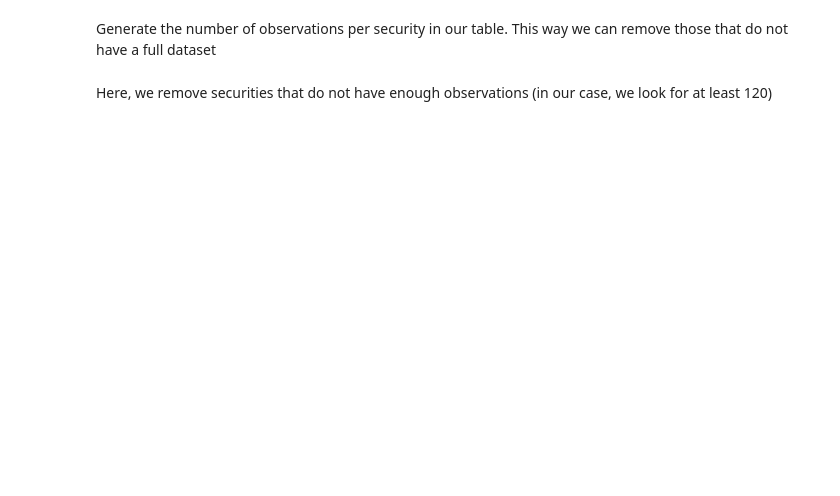
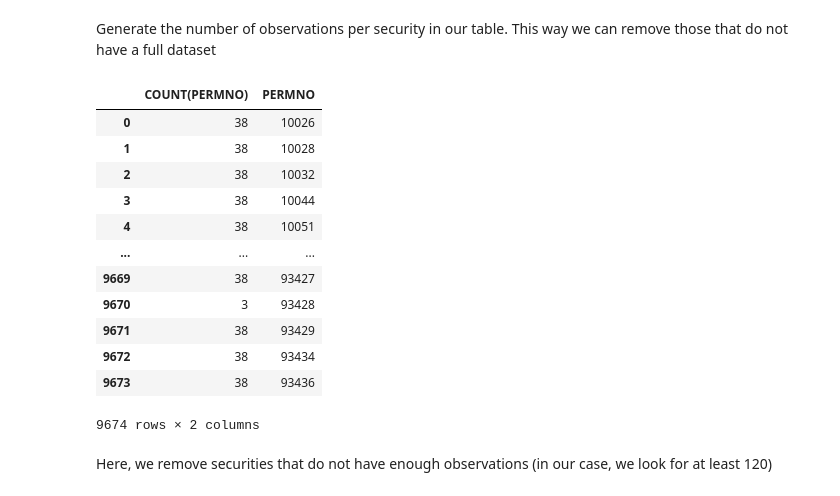
Before and after one commit to peterhindi/UBCTG-Factor-Research-Team, a Jupyter notebook: Factor_Model.ipynb, the cells around one changed output. Saved outputs shown, nothing was run; the diff lists cells and outputs as text; code cells hidden in the pictures; blank space fills up the shorter version.

```diff
--- a/Factor_Model.ipynb
+++ b/Factor_Model.ipynb
@@ -68,33 +54,45 @@ Generate the number of observations per security in our table. This way we can r
 # %%
 # Create a cursor object to execute SQL queries
 cursor = connection.cursor()
 
 # Define the start and end dates
-start_date = '2011-01-01'
+start_date = '2017-12-01'
 end_date = '2021-01-31'
 
 # SQL query to retrieve data from the "Volatility" table between two dates
 sql_query = f"SELECT COUNT(PERMNO), PERMNO FROM `Monthly Returns` mr WHERE Date BETWEEN '{start_date}' AND '{end_date}' GROUP BY PERMNO"
 
 # Execute the SQL query
 cursor.execute(sql_query)
 
 # Fetch all rows from the result set
 observationTable_data = cursor.fetchall()
 
 # Convert fetched data into a pandas DataFrame
 columns = [i[0] for i in cursor.description]  # Extract column names from cursor description
 
 #create new df
 observation_df = pd.DataFrame(observationTable_data, columns=columns)
 
 #close cursor and db connection
 cursor.close()
 
 # Print the DataFrame
 observation_df
-
-unedited_observation_df = observation_df
+# %% [output]
+|  | COUNT(PERMNO) | PERMNO |
+| 0 | 38 | 10026 |
+| 1 | 38 | 10028 |
+| 2 | 38 | 10032 |
+| 3 | 38 | 10044 |
+| 4 | 38 | 10051 |
+| ... | ... | ... |
+| 9669 | 38 | 93427 |
+| 9670 | 3 | 93428 |
+| 9671 | 38 | 93429 |
+| 9672 | 38 | 93434 |
+| 9673 | 38 | 93436 |
+9674 rows × 2 columns
 # %% [markdown]
 Here, we remove securities that do not have enough observations (in our case, we look for at least 120)
 # %%
```
Also changed, not shown: parts of 9 cells of this notebook.
